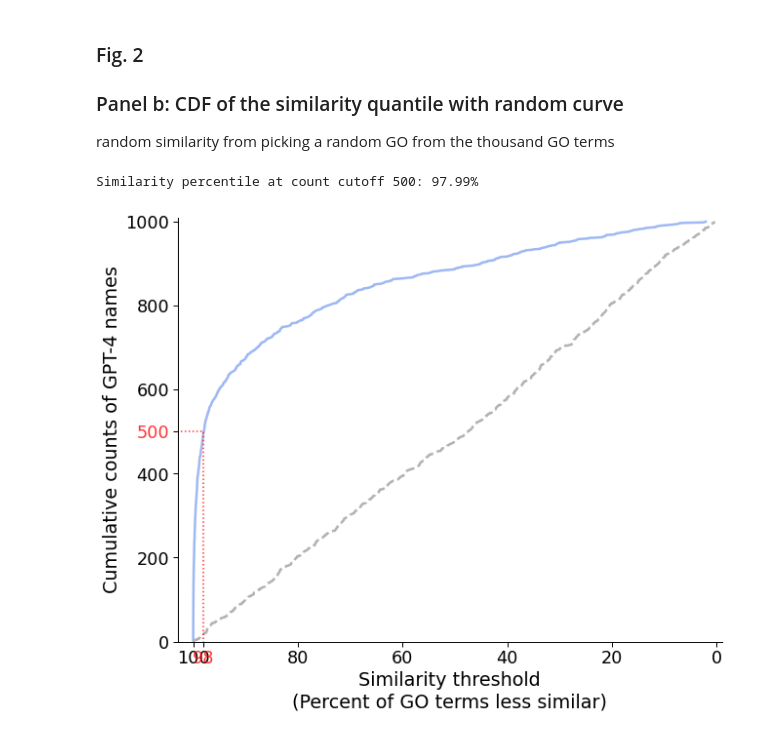
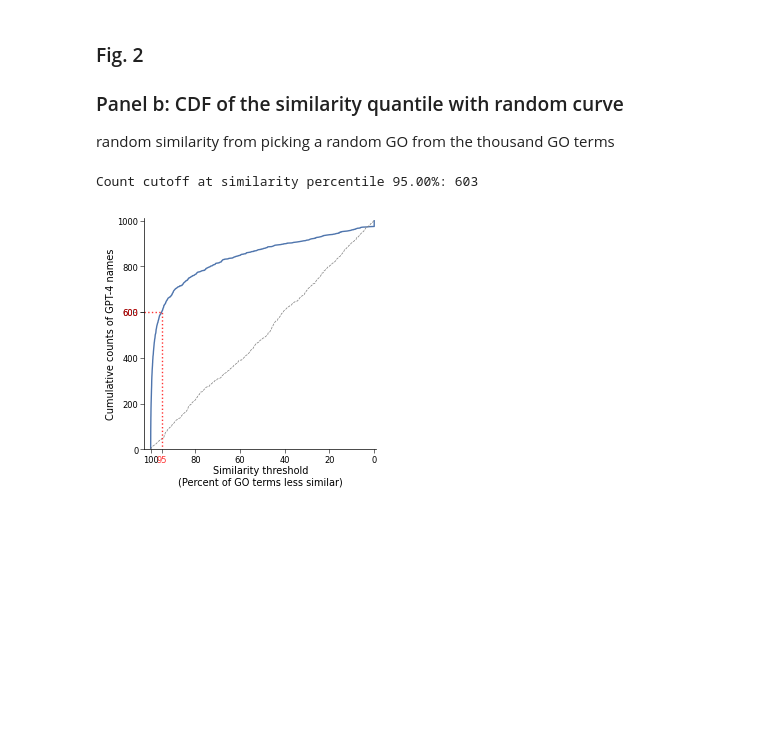
Before and after one commit to idekerlab/llm_evaluation_for_gene_set_interpretation, a Jupyter notebook: 6.[GO set]Plot_GO_analysis_figs.ipynb, the cells around one changed output. Drawn from its saved outputs; the diff is of its cells as text; code cells hidden in the pictures; blank space fills up the shorter version.

```diff
--- a/6.[GO set]Plot_GO_analysis_figs.ipynb
+++ b/6.[GO set]Plot_GO_analysis_figs.ipynb
@@ -20,21 +59,26 @@ import seaborn as sns
 import numpy as np
 
 go_terms = pd.read_csv('data/go_terms.csv', sep = ',',index_col=0)
+# only show go terms from 3-100
+filtered_go_terms = go_terms[(go_terms['Gene_Count']>=3) & (go_terms['Gene_Count']<=100)]
 
-sns.set_context("paper", font_scale=2)
-plt.rcParams['pdf.fonttype'] = 42
+input_file = 'data/GO_term_analysis/1000_selected_go_terms.csv'
+thousand_GO = pd.read_csv(input_file, sep = ',')
 
 
-fig, ax = plt.subplots(figsize=(10,8))
+fig, ax = plt.subplots(nrows=1, ncols=2, figsize=(8,3))
 # Apply log transformation to the 'Gene_Count' column
 # go_terms['log_Gene_Count'] = np.log2(go_terms['Gene_Count'])
-ax.set(yscale="log")
+ax[0].set_yscale("log")
+ax[1].set_yscale("log")
 # Plotting the distribution of the log-transformed data
-sns.histplot(go_terms['Gene_Count'], bins=100, edgecolor='black',color='white', linewidth=1.5, rasterized=True)
+sns.histplot(filtered_go_terms['Gene_Count'], bins=100, edgecolor='black',color='white', linewidth=0.5, rasterized=True, ax=ax[0])
+sns.histplot(thousand_GO['Gene_Count'], bins=100, edgecolor='black',color='white', linewidth=0.5, rasterized=True, ax=ax[1])
 
 plt.xlabel('Gene Count')
-plt.ylabel('Log10(Number of GO terms)')
+ax[0].set_ylabel('Log10(Number of GO terms)')
+ax[1].set_ylabel('Log10(Number of selected GO terms)')
 sns.despine()
-plt.savefig('figures/full_GO_term_size_distribution_logcount.pdf',dpi = 300, bbox_inches='tight')
+plt.savefig('figures/GO_BP_size_distribution.svg', bbox_inches='tight')
 plt.show()
 # %% [output]
@@ -67,19 +88,10 @@ plt.show()
 ### Panel b: CDF of the similarity quantile with random curve
 random similarity from picking a random GO from the thousand GO terms
 # %%
-import numpy as np
-import pandas as pd
-import matplotlib.pyplot as plt
-import seaborn as sns
-
 df = pd.read_csv('data/GO_term_analysis/simrank_LLM_processed_selected_1000_go_terms.tsv', sep='\t')
 
+fig, ax = plt.subplots(figsize=(3,3))
 
-# count_cutoff = 500 # label the entry at 500
-
-sns.set_context("paper", font_scale=2)
-plt.rcParams['pdf.fonttype'] = 42
-fig, ax = plt.subplots(figsize=(10, 8))
 
 # Calculate the cumulative counts
 df_sorted = df["true_GO_term_sim_percentile"].sort_values(ascending=False)
@@ -88,55 +100,56 @@ cumulative_counts = np.arange(1, len(df_sorted) + 1)
 # Draw the ECDF with raw counts on the y-axis
 # x axis be the percentage not the raw fraction
 #66C5CC,#F6CF71,#F89C74,#DCB0F2,#87C55F,#9EB9F3,#FE88B1,#C9DB74,#8BE0A4,#B497E7,#D3B484,#B3B3B3
-ax.plot([perc*100 for perc in df_sorted], cumulative_counts, color='#9EB9F3', linewidth=2.5, label='Assigned GO')
+ax.plot([perc*100 for perc in df_sorted], cumulative_counts, color='#4f75ad', linewidth=1, label='Assigned GO')
 
 rand_percentiles = df['random_sim_percentile'].sort_values(ascending=False)
 cumulative_counts_random = np.arange(1, len(rand_percentiles) + 1)
-ax.plot([perc*100 for perc in rand_percentiles], cumulative_counts_random, color='#B3B3B3', linewidth=2.5, linestyle='--', label='Random GO')
+ax.plot([perc*100 for perc in rand_percentiles], cumulative_counts_random, color='#818181', linewidth=0.5, linestyle='--', label='Random GO')
 
 
 # find the sim percentile at count_cutoff
-for count_cutoff in [500]:
+for sim_percentile_cutoff in [0.95]:
 
-    sim_percentile_at_count_cutoff = df_sorted.iloc[count_cutoff-1]
+    count_cutoff = df_sorted[df_sorted >= sim_percentile_cutoff].count()
+    print(f'Count cutoff at similarity percentile {sim_percentile_cutoff*100:.2f}%: {count_cutoff}')
 
-    print(f'Similarity percentile at count cutoff {count_cutoff}: {sim_percentile_at_count_cutoff*100:.2f}%')
+    # print(f'Similarity percentile at count cutoff {count_cutoff}: {sim_percentile_at_count_cutoff*100:.2f}%')
 
-    ax.plot([103, sim_percentile_at_count_cutoff*100, sim_percentile_at_count_cutoff*100], [count_cutoff, count_cutoff, 0], color='red', linestyle=':', alpha= 0.8,linewidth=1.5)
+    ax.plot([103, sim_percentile_cutoff*100, sim_percentile_cutoff*100], [count_cutoff, count_cutoff, 0], color='red', linestyle=':', alpha= 0.8,linewidth=1)
 
 
 
     # Set ticks on the x-axis and y-axis
-    ax.set_xticks(list(ax.get_xticks()) + [sim_percentile_at_count_cutoff*100])
+    ax.set_xticks(list(ax.get_xticks()) + [sim_percentile_cutoff*100])
     ax.set_yticks(list(ax.get_yticks()) + [count_cutoff] )
 
     # Get the tick labels
     xticklabels = ax.get_xticklabels()
     yticklabels = ax.get_yticklabels()
 
 
     # Modify specific tick label color on x-axis
     xticklabels[-1].set_color('red')
     xticklabels[-1].set_alpha(0.8)
 
     # Modify specific tick label color on y-axis
     yticklabels[-1].set_color('red')
     yticklabels[-1].set_alpha(0.8)
 
 # invert x axis
 plt.gca().invert_xaxis()
 
 
 ax.set_xlim(103, -1)
 ax.set_ylim(0, 1010)
 ax.set_xlabel('Similarity threshold\n(Percent of GO terms less similar)')
 plt.ylabel('Cumulative counts of GPT-4 names')
 # ax.text(0.12, percentage_at_0_01, 'True GO in the top 1%', horizontalalignment='left', verticalalignment='bottom',
 #          transform=ax.transAxes, fontsize=14, color='red', alpha=0.8)
 
 sns.despine()
-plt.savefig(f"figures/LLM_name_GO_term_percentile_CDF_w_random_byGO_revertX_100to1.pdf", dpi=300, bbox_inches='tight')
+plt.savefig(f"figures/LLM_name_GO_term_percentile_CDF_w_random_95_perc_cutoff.svg", bbox_inches='tight')
 plt.show()
 # %% [output]
-Similarity percentile at count cutoff 500: 97.99%
+Count cutoff at similarity percentile 95.00%: 603
-[figure, old version]
+[figure, new version]
```
Also changed, not shown: parts of 17 cells of this notebook, 1 other file.
